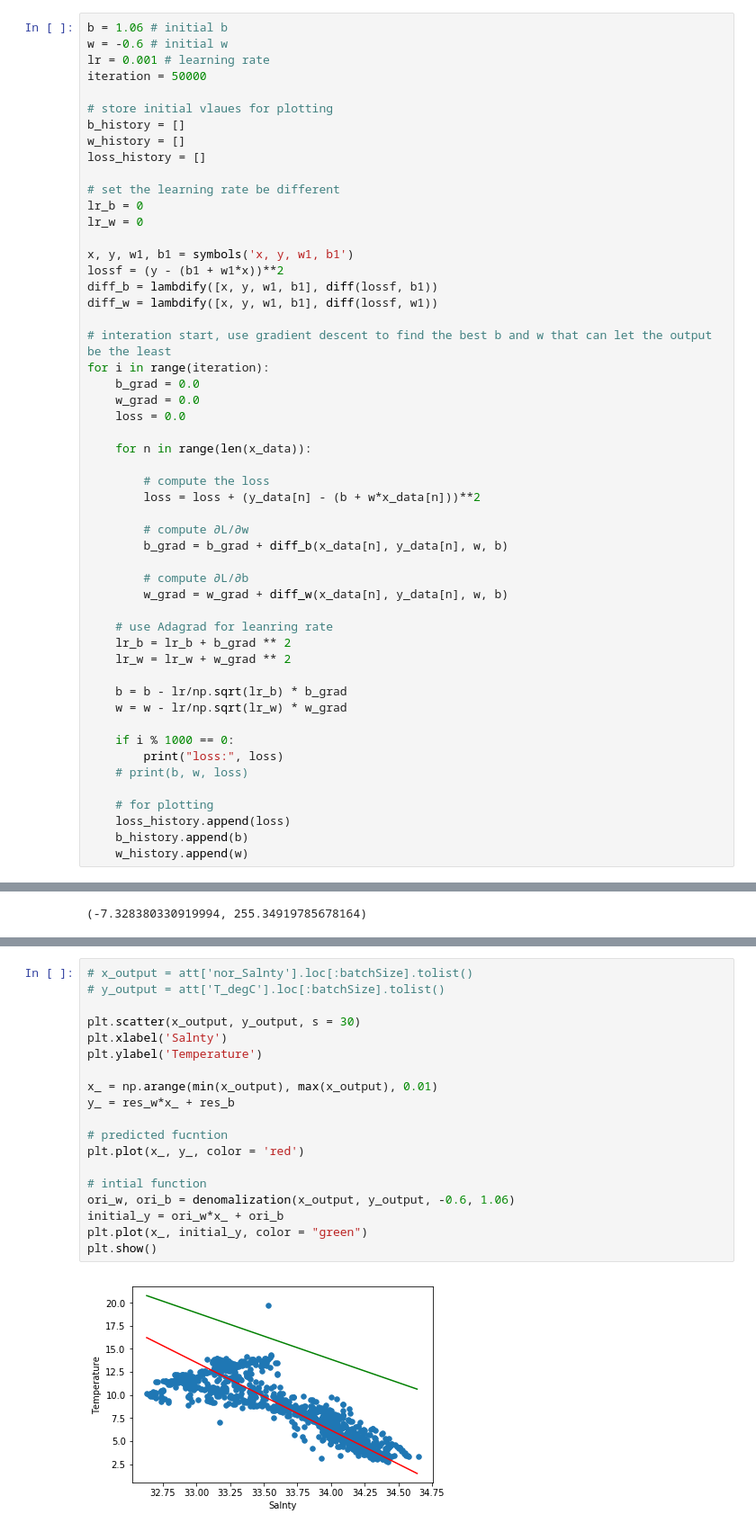
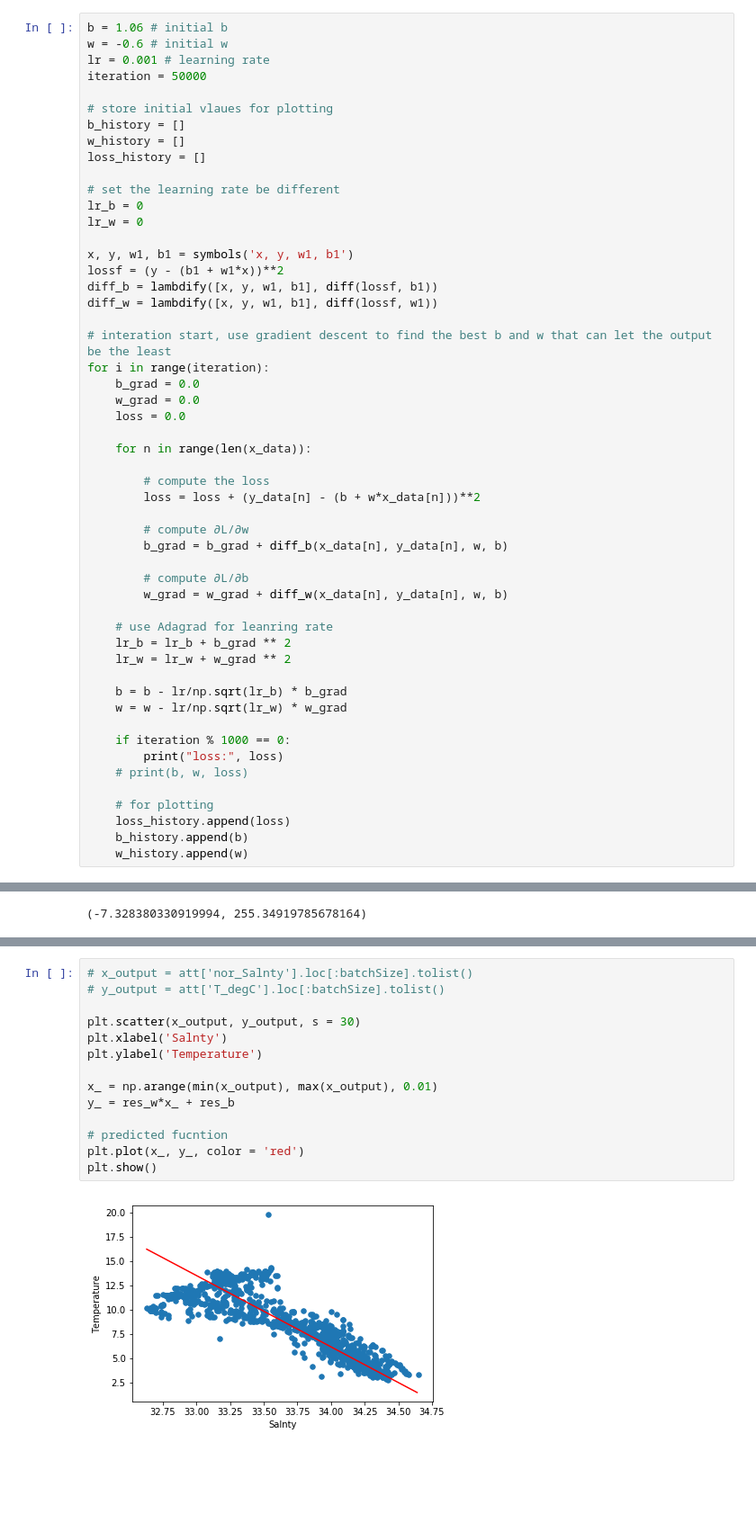
Before and after one commit to Chen21697/CalCOFI, a Jupyter notebook: CalCOFI_linear_regression.ipynb, the cells around one changed output, grey strips where cells are left out. Shown at 90% size. Cells and saved outputs as stored; diff of their text form; blank space fills up the shorter version.

```diff
--- a/CalCOFI_linear_regression.ipynb
+++ b/CalCOFI_linear_regression.ipynb
@@ -102,7 +103,7 @@ for i in range(iteration):
     b = b - lr/np.sqrt(lr_b) * b_grad
     w = w - lr/np.sqrt(lr_w) * w_grad
 
-    if i % 1000 == 0:
+    if iteration % 1000 == 0:
         print("loss:", loss)
     # print(b, w, loss)
 
@@ -170,21 +169,16 @@ Red line is the learned function that has the minimum loss I got.
 # %%
 # x_output = att['nor_Salnty'].loc[:batchSize].tolist()
 # y_output = att['T_degC'].loc[:batchSize].tolist()
 
 plt.scatter(x_output, y_output, s = 30)
 plt.xlabel('Salnty')
 plt.ylabel('Temperature')
 
 x_ = np.arange(min(x_output), max(x_output), 0.01)
 y_ = res_w*x_ + res_b
 
 # predicted fucntion
 plt.plot(x_, y_, color = 'red')
-
-# intial function
-ori_w, ori_b = denomalization(x_output, y_output, -0.6, 1.06)
-initial_y = ori_w*x_ + ori_b
-plt.plot(x_, initial_y, color = "green")
 plt.show()
 # %% [output]
-[figure, old version]
+[figure, new version]
```
Also changed, not shown: parts of 4 cells of this notebook.
